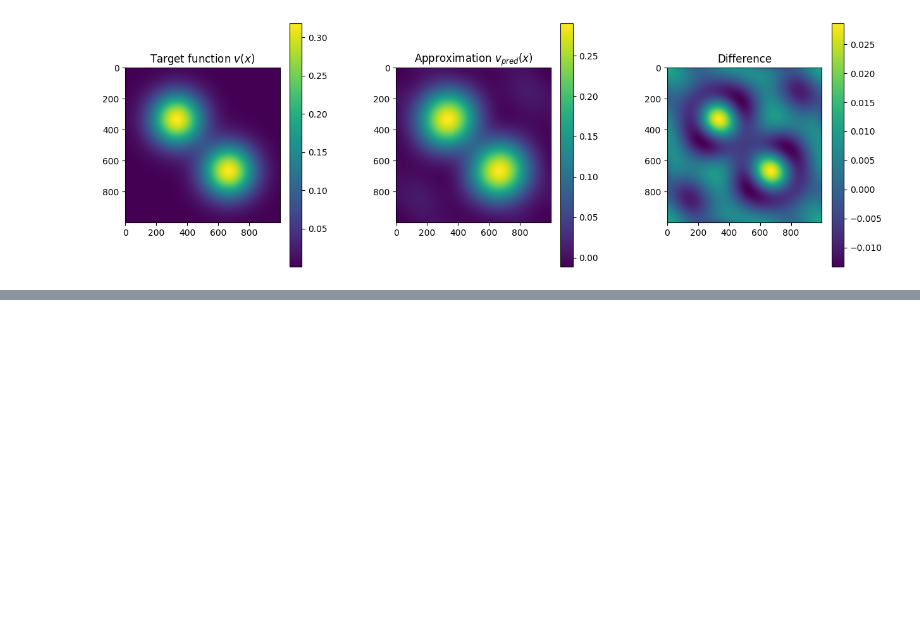
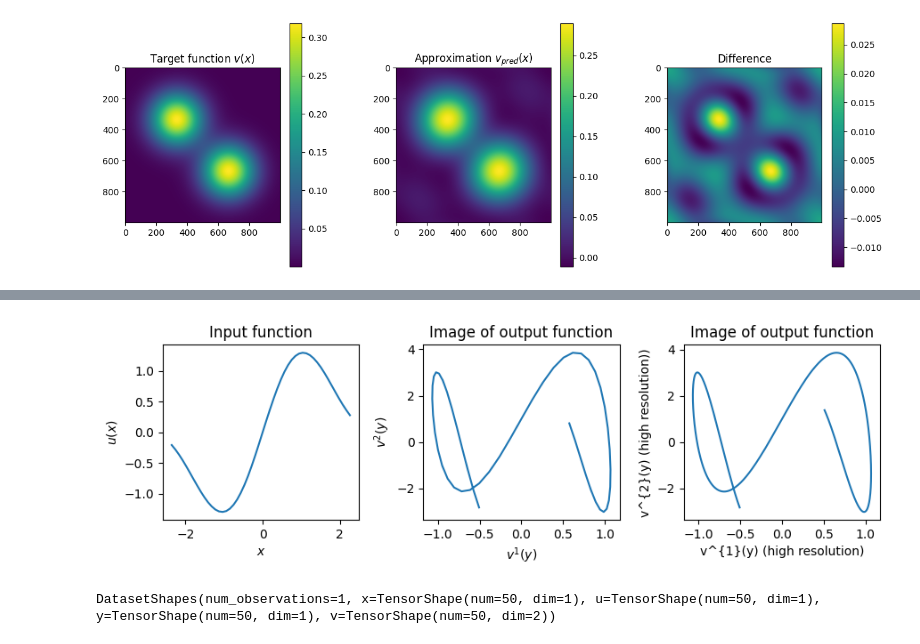
Before and after one commit to aai-institute/continuiti, a Jupyter notebook: examples/fourierneuraloperator.ipynb, the cells around one changed output, grey strips where cells are left out. Cells and saved outputs as stored; diff of their text form; code cells hidden in the pictures; blank space fills up the shorter version.

```diff
--- a/examples/fourierneuraloperator.ipynb
+++ b/examples/fourierneuraloperator.ipynb
@@ -333,0 +389,41 @@ fig.subplots_adjust(wspace=0.4)
+# %%
+# define grid and flatten
+N = 50
+x = torch.arange(-N/2, N/2) / N * torch.pi *1.5
+y = torch.arange(-N/2, N/2) / N * torch.pi *1.5
+
+N2 = 1000
+y_high_resolution = torch.arange(-N2/2, N2/2) / N2 * torch.pi * 1.5
+
+def function_2d(x):
+    y1 = torch.sin(x) + torch.sin(x*2) * 0.2
+    y2 = torch.cos(x) + torch.sin(x*3) * 3
+    return torch.stack([y1, y2], axis=1)
+
+def function_1d(x):
+    return torch.sin(x) + torch.sin(x*2) * 0.5
+
+# evaluate on grid
+u = lambda x: function_1d(x)
+v = lambda x: function_2d(x)
+# %%
+fig, (ax1, ax2, ax3) = plt.subplots(1, 3, figsize=(9, 3))
+
+ax1.plot(x, u(x))
+ax1.set_title('Input function')
+ax1.set_xlabel("$x$")
+ax1.set_ylabel("$u(x)$")
+
+ax2.plot(v(y)[:, 0], v(y)[:, 1])
+ax2.set_title('Image of output function')
+ax2.set_xlabel("$v^{1}(y)$")
+ax2.set_ylabel("$v^{2}(y)$")
+
+ax3.plot(v(y_high_resolution)[:, 0], v(y_high_resolution)[:, 1])
+ax3.set_title('Image of output function')
+ax3.set_xlabel("v^{1}(y) (high resolution)")
+ax3.set_ylabel("v^{2}(y) (high resolution))")
+
+fig.tight_layout()
+# %% [output]
+[figure, added]
@@ -333,0 +443,4 @@ fig.subplots_adjust(wspace=0.4)
+# %%
+dataset.shapes
+# %% [output]
+DatasetShapes(num_observations=1, x=TensorShape(num=50, dim=1), u=TensorShape(num=50, dim=1), y=TensorShape(num=50, dim=1), v=TensorShape(num=50, dim=2))
```
Also changed, not shown: parts of 29 cells of this notebook.
